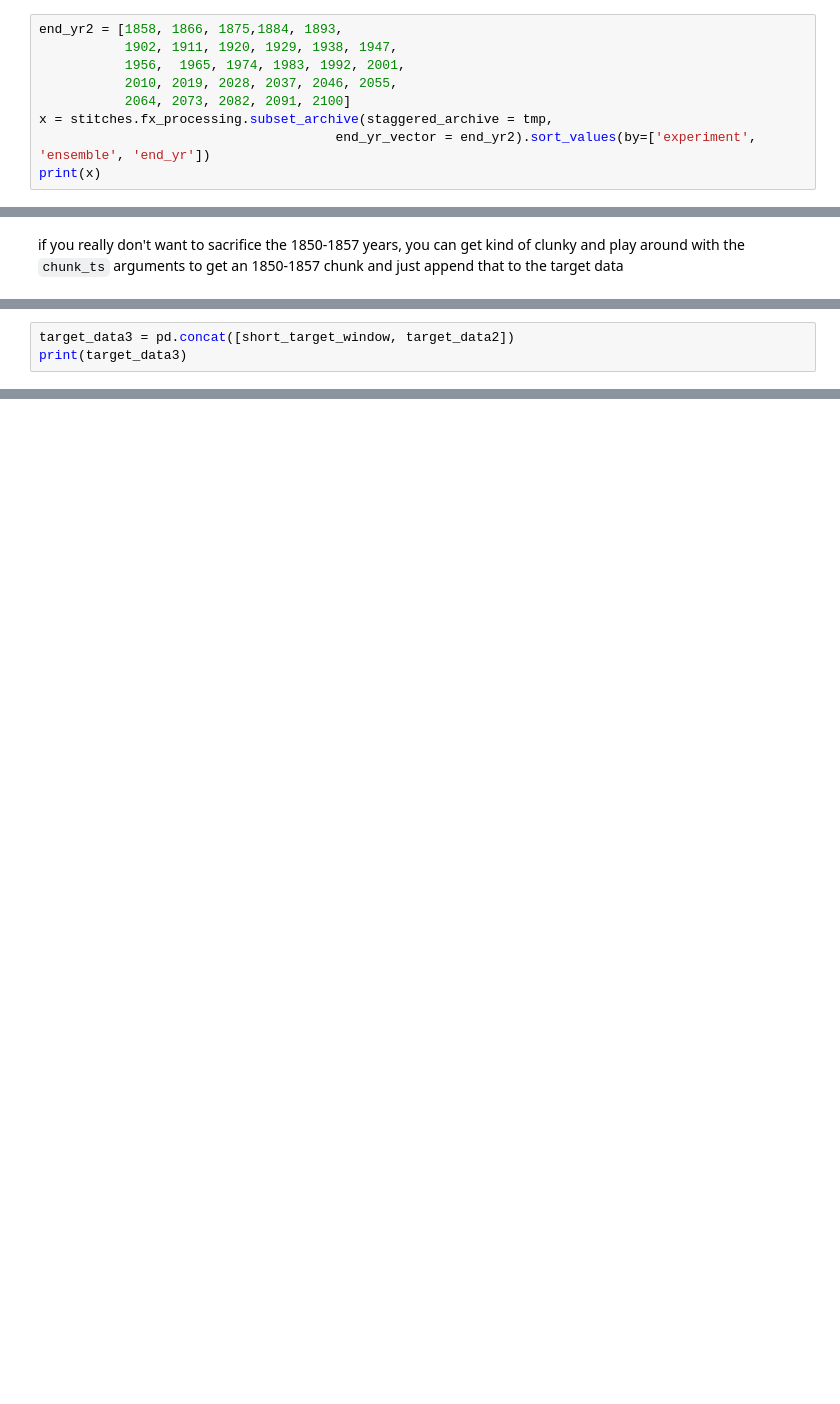
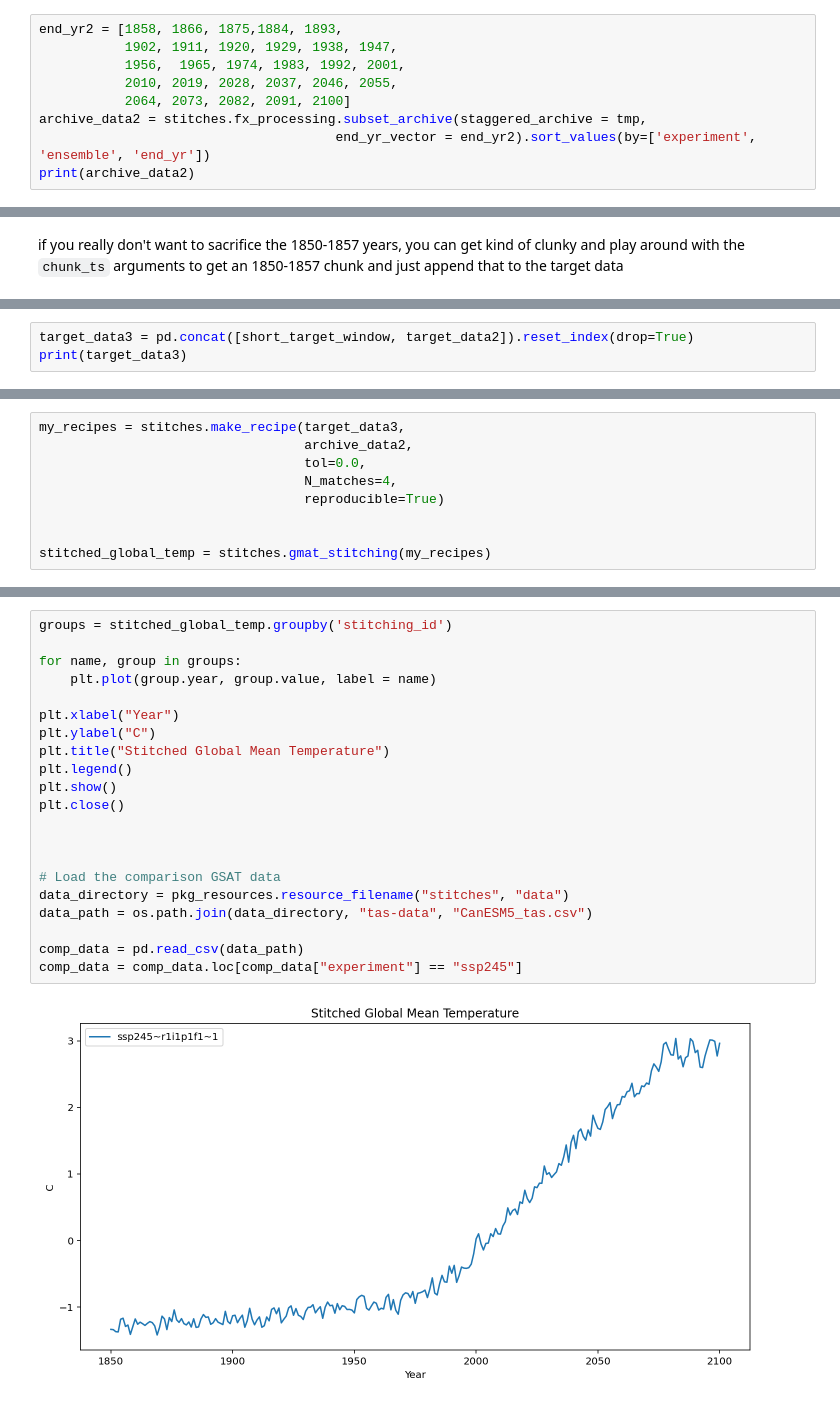
Before and after one commit to JGCRI/stitches, a Jupyter notebook: notebooks/tutorial_more_flexible_target_archive_windows.ipynb, the cells around one changed output, grey strips where cells are left out. Cells and saved outputs as stored; diff of their text form; blank space fills up the shorter version.

```diff
--- a/notebooks/tutorial_more_flexible_target_archive_windows.ipynb
+++ b/notebooks/tutorial_more_flexible_target_archive_windows.ipynb
@@ -113,9 +113,9 @@ end_yr2 = [1858, 1866, 1875,1884, 1893,
            1956,  1965, 1974, 1983, 1992, 2001,
            2010, 2019, 2028, 2037, 2046, 2055,
            2064, 2073, 2082, 2091, 2100]
-x = stitches.fx_processing.subset_archive(staggered_archive = tmp,
+archive_data2 = stitches.fx_processing.subset_archive(staggered_archive = tmp,
                                       end_yr_vector = end_yr2).sort_values(by=['experiment', 'ensemble', 'end_yr'])
-print(x)
+print(archive_data2)
 # %% [output]
      experiment variable    model   ensemble  start_yr  end_yr  year  \
 0        ssp126      tas  CanESM5  r10i1p1f1      1850    1858  1854
@@ -233,4 +233,4 @@ print(short_target_window)
 # %%
-target_data3 = pd.concat([short_target_window, target_data2])
+target_data3 = pd.concat([short_target_window, target_data2]).reset_index(drop=True)
 print(target_data3)
 # %% [output]
@@ -253,0 +288,9 @@ print(target_data3)
+# %%
+my_recipes = stitches.make_recipe(target_data3,
+                                  archive_data2,
+                                  tol=0.0,
+                                  N_matches=4,
+                                  reproducible=True)
+
+
+stitched_global_temp = stitches.gmat_stitching(my_recipes)
@@ -253,0 +319,23 @@ print(target_data3)
+# %%
+groups = stitched_global_temp.groupby('stitching_id')
+
+for name, group in groups:
+    plt.plot(group.year, group.value, label = name)
+
+plt.xlabel("Year")
+plt.ylabel("C")
+plt.title("Stitched Global Mean Temperature")
+plt.legend()
+plt.show()
+plt.close()
+
+
+
+# Load the comparison GSAT data
+data_directory = pkg_resources.resource_filename("stitches", "data")
+data_path = os.path.join(data_directory, "tas-data", "CanESM5_tas.csv")
+
+comp_data = pd.read_csv(data_path)
+comp_data = comp_data.loc[comp_data["experiment"] == "ssp245"]
+# %% [output]
+[figure, added]
```
Also changed, not shown: parts of 17 cells of this notebook, 1 other file.
